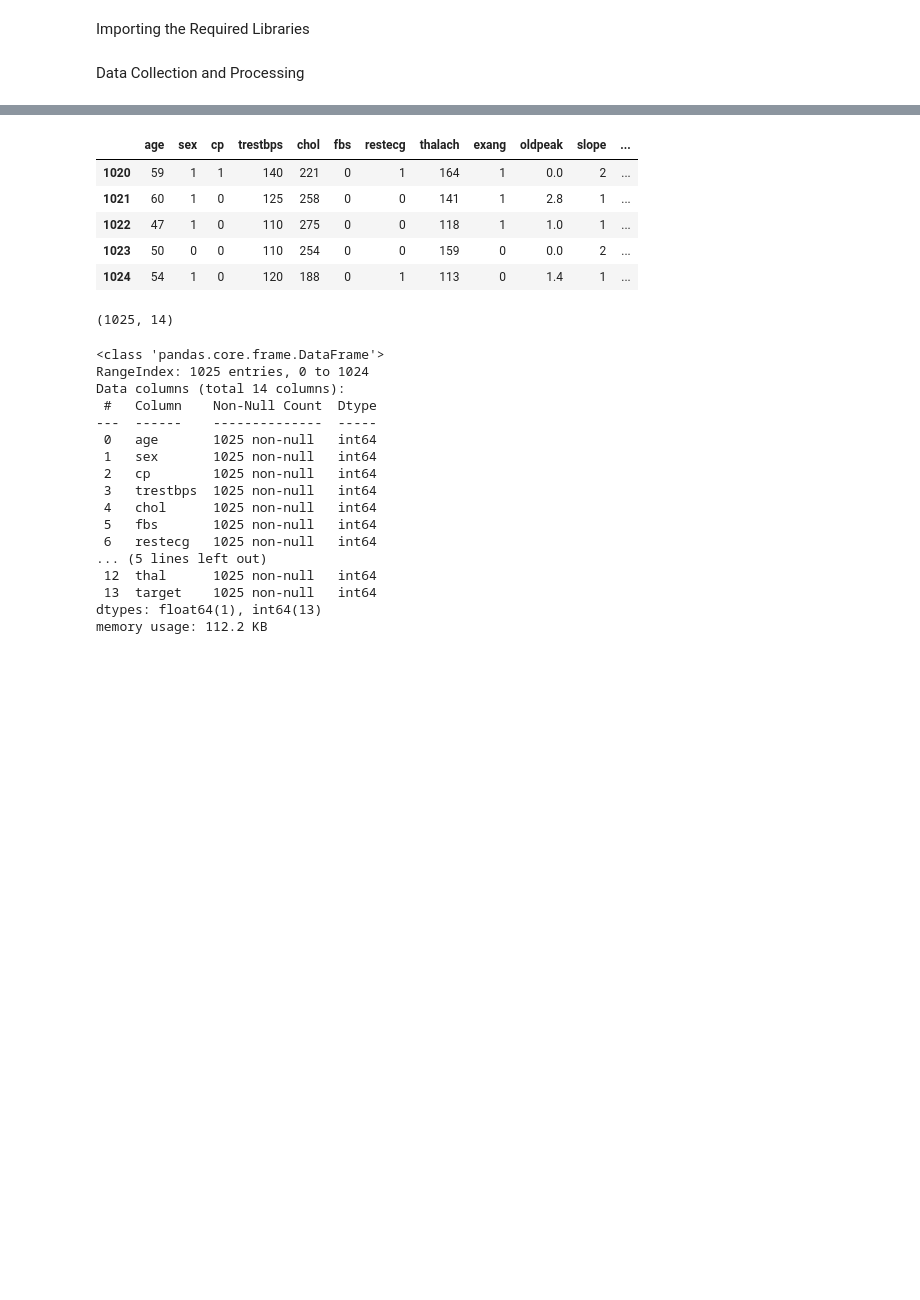
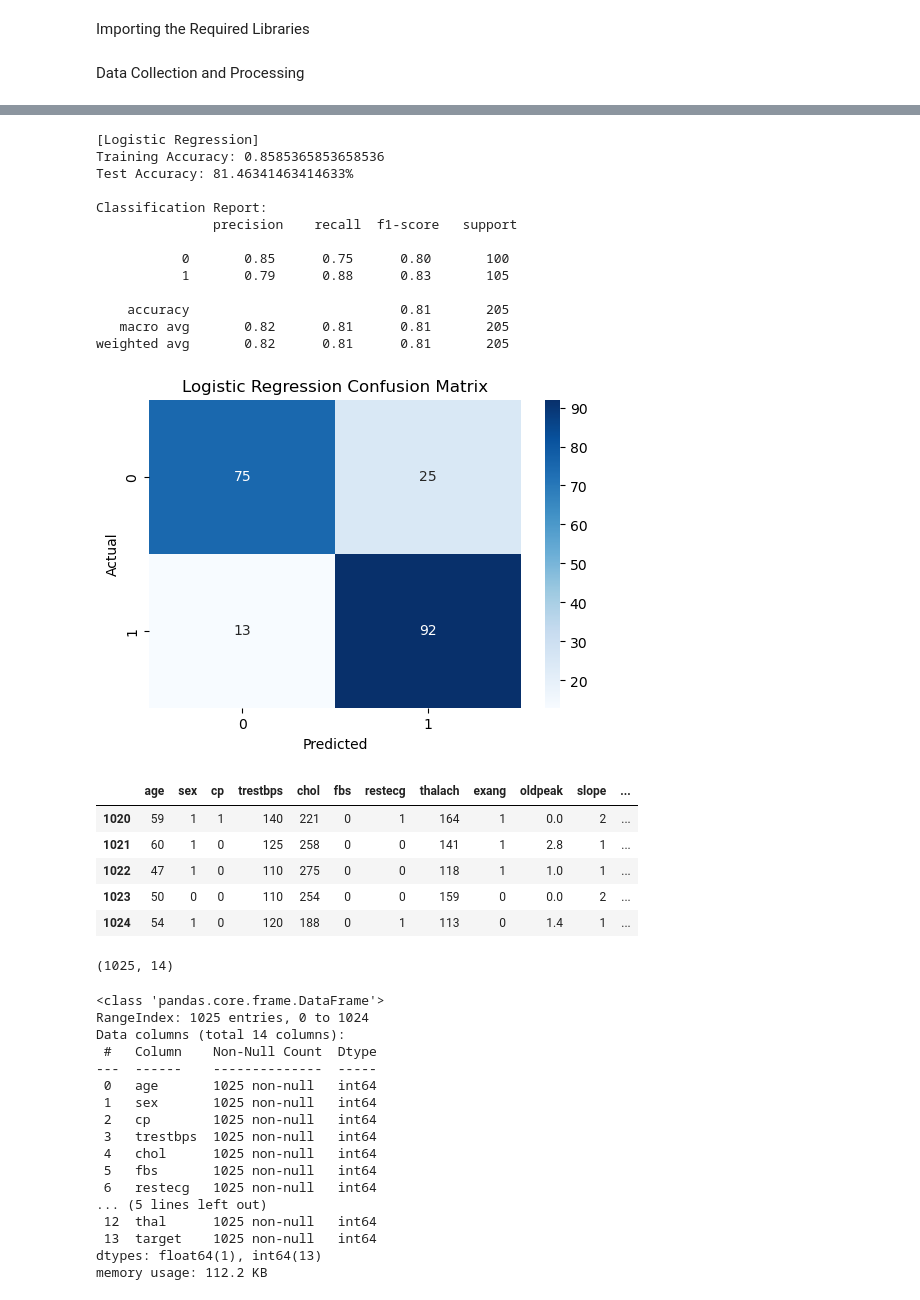
Before and after one commit to Mr-Wasith/Heart_Disease_Prediction, a Jupyter notebook: Heart_Disease_Prediction.ipynb, the cells around one changed output, grey strips where cells are left out. Cells and saved outputs as stored; diff of their text form; code cells hidden in the pictures; blank space fills up the shorter version.

```diff
--- a/Heart_Disease_Prediction.ipynb
+++ b/Heart_Disease_Prediction.ipynb
@@ -29,3 +57,41 @@ heart_data.head()
+# %%
+# Logistic Regression
+log_model = LogisticRegression(max_iter=1000)
+log_model.fit(X_train, Y_train)
+
+log_train_pred = log_model.predict(X_train)
+log_test_pred = log_model.predict(X_test)
+
+log_train_acc = accuracy_score(Y_train, log_train_pred)
+log_test_acc = accuracy_score(Y_test, log_test_pred)
+
+print("\n[Logistic Regression]")
+print("Training Accuracy:", log_train_acc)
+print(f"Test Accuracy: {log_test_acc * 100:.2f}%")
+print("\nClassification Report:\n", classification_report(Y_test, log_test_pred))
+
+# Confusion Matrix for Logistic
+plt.figure(figsize=(6, 4))
+sns.heatmap(confusion_matrix(Y_test, log_test_pred), annot=True, fmt='d', cmap='Blues')
+plt.title("Logistic Regression Confusion Matrix")
+plt.xlabel("Predicted")
+plt.ylabel("Actual")
+plt.show()
+# %% [output]
+[Logistic Regression]
+Training Accuracy: 0.8585365853658536
+Test Accuracy: 81.46341463414633%
+
+Classification Report:
+               precision    recall  f1-score   support
+
+           0       0.85      0.75      0.80       100
+           1       0.79      0.88      0.83       105
+
+    accuracy                           0.81       205
+   macro avg       0.82      0.81      0.81       205
+weighted avg       0.82      0.81      0.81       205
+[figure, added]
 # %%
 # Print last 5 rows of the Dataset
 
```
Also changed, not shown: parts of 3 cells of this notebook.
